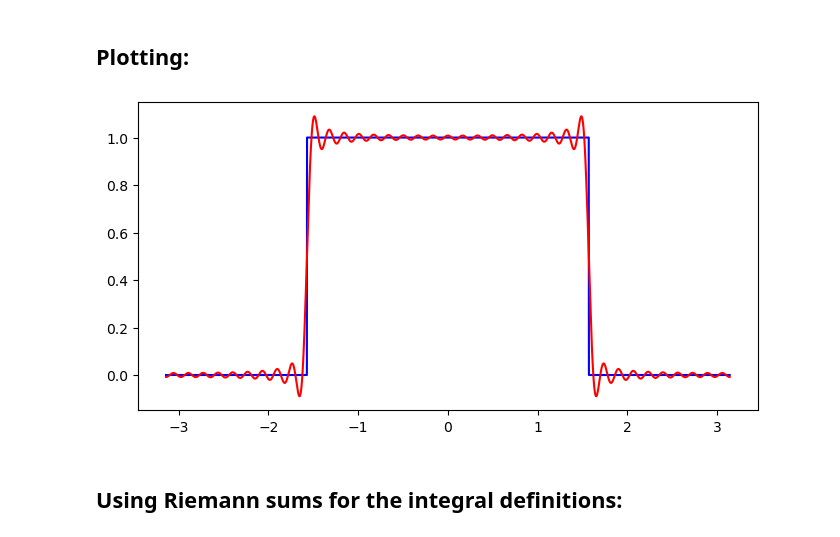
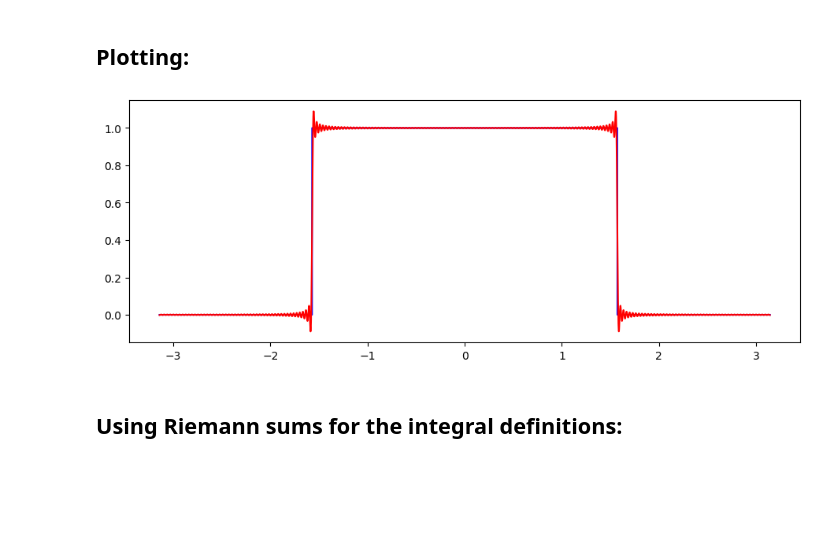
Before and after one commit to wbandabarragan/computational-physics-1, a Jupyter notebook: unit-4/402-Fourier-series.ipynb, the cells around one changed output. Cells and saved outputs as stored; diff of their text form; code cells hidden in the pictures; blank space fills up the shorter version.

```diff
--- a/unit-4/402-Fourier-series.ipynb
+++ b/unit-4/402-Fourier-series.ipynb
@@ -225,9 +251,10 @@ Piecewise((0, (x > pi/2) | (x < -pi/2)), (1, True))
 y_fourier = sp.fourier_series(phi_1, (xx, -sp.pi, sp.pi))
 
 # We truncate it
-y_fouriertruncated1 = y_fourier.truncate(n=20)
+y_fouriertruncated1 = y_fourier.truncate(n=100)
 
 print(y_fouriertruncated1)
+#print(type(y_fouriertruncated1))
 
 # This is converting our sympy object for thr Fourier expansion into a numpy one
 y_func2 = sp.lambdify(xx, y_fouriertruncated1, "numpy")
@@ -239,14 +266,14 @@ y_axis2 = y_func2(x_axis)
 # %% [markdown]
 ## Plotting:
 # %%
-plt.figure(figsize=(8, 4))
+plt.figure(figsize=(11, 4))
 
 plt.plot(x_axis, y_axis, c ='blue')
 plt.plot(x_axis, y_axis2, c ='red')
 
 plt.show()
 # %% [output]
-[figure, old version]
+[figure, new version]
 # %% [markdown]
 ## Using Riemann sums for the integral definitions:
 # %%
```
Also changed, not shown: parts of 11 cells of this notebook, 2 other files.
